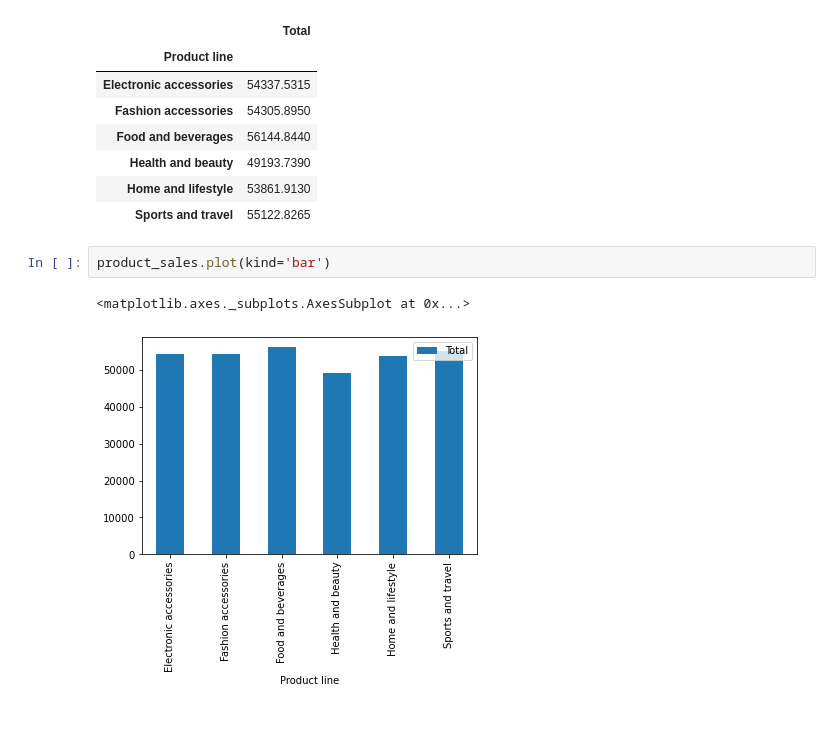
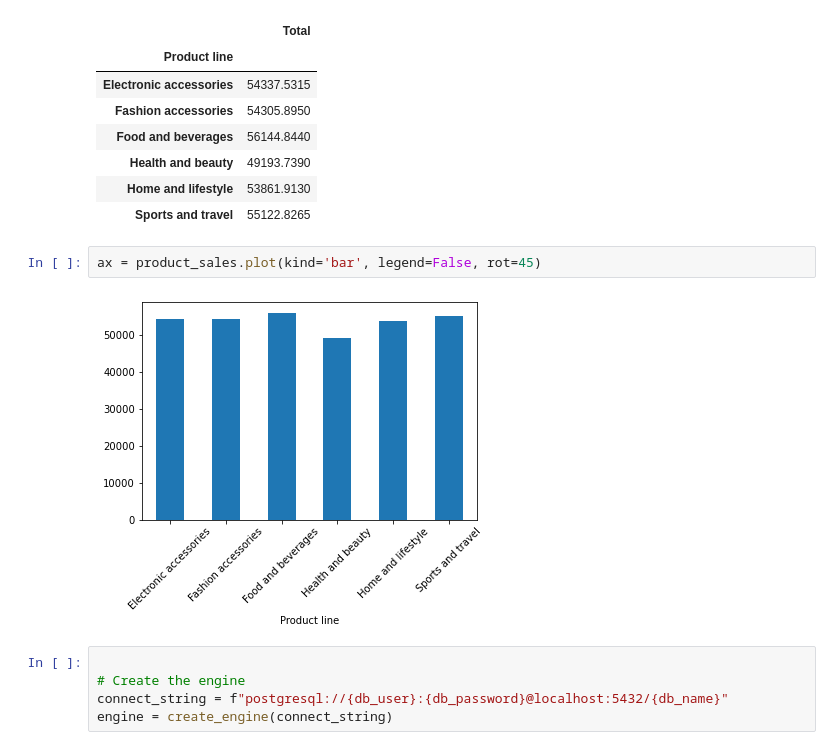
Before and after one commit to jayhjman/supermarket-fun, a Jupyter notebook: Supermarket-Analysis.ipynb, the cells around one changed output. Drawn from its saved outputs; the diff is of its cells as text; blank space fills up the shorter version.

```diff
--- a/Supermarket-Analysis.ipynb
+++ b/Supermarket-Analysis.ipynb
@@ -126,7 +212,11 @@ product_sales
 | Home and lifestyle | 53861.9130 |
 | Sports and travel | 55122.8265 |
 # %%
-product_sales.plot(kind='bar')
+ax = product_sales.plot(kind='bar', legend=False, rot=45)
 # %% [output]
-<matplotlib.axes._subplots.AxesSubplot at 0x...>
-[figure, old version]
+[figure, new version]
+# %%
+
+# Create the engine
+connect_string = f"postgresql://{db_user}:{db_password}@localhost:5432/{db_name}"
+engine = create_engine(connect_string)
```
Also changed, not shown: parts of 16 cells of this notebook, 3 other files.
